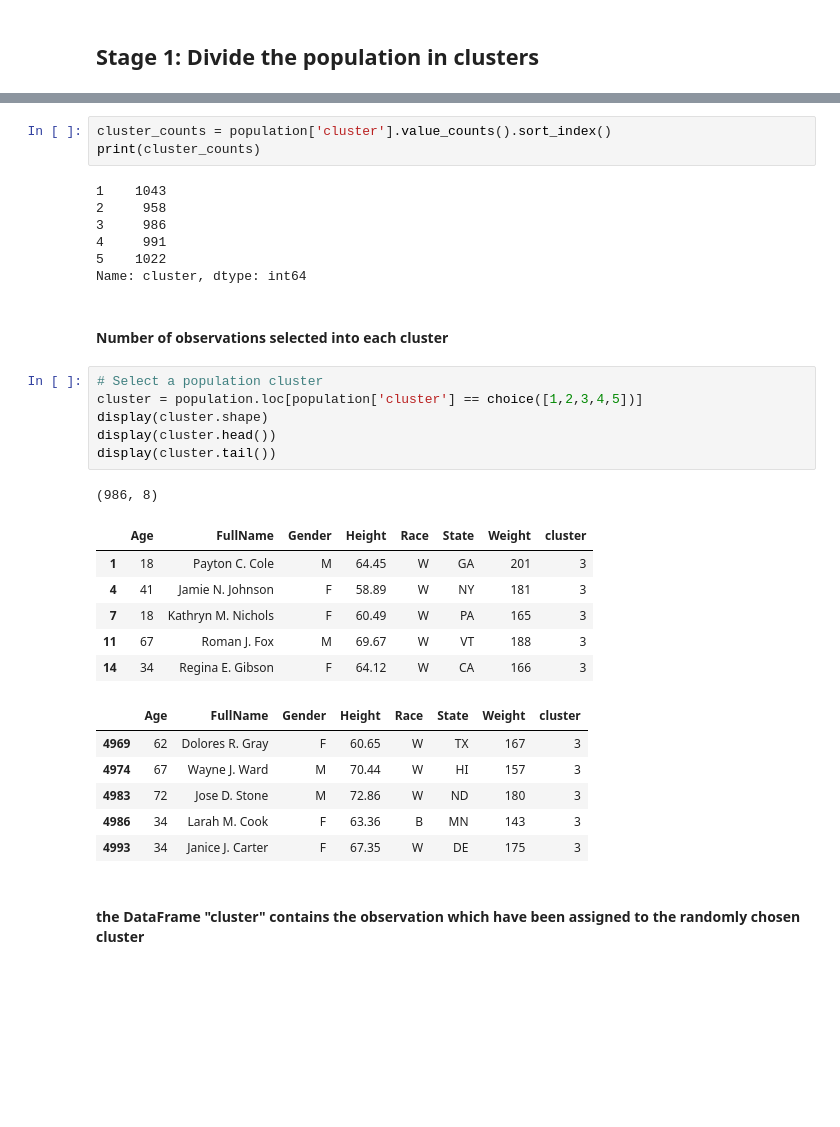
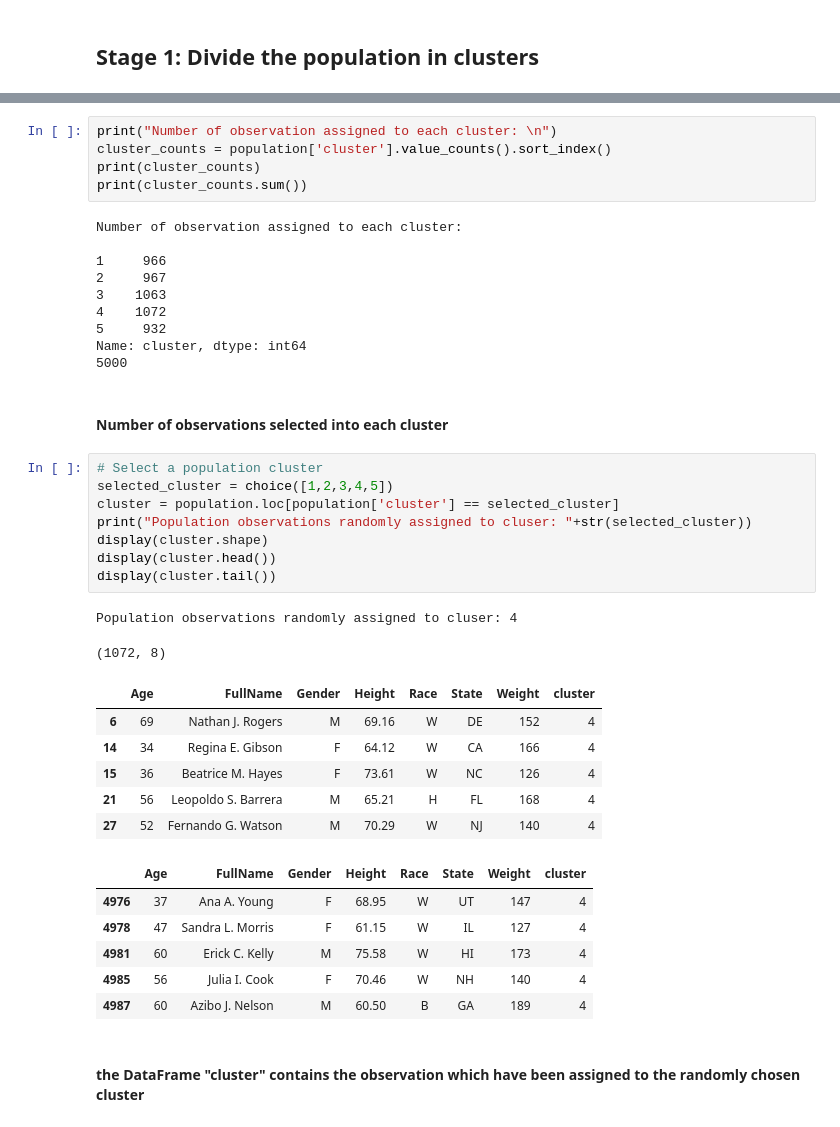
Before and after one commit to Christopher-Pfeifer/Statistics-Probability, a Jupyter notebook: SamplingMethods.ipynb, the cells around one changed output, grey strips where cells are left out. Drawn from its saved outputs; the diff is of its cells as text; blank space fills up the shorter version.

```diff
--- a/SamplingMethods.ipynb
+++ b/SamplingMethods.ipynb
@@ -616,36 +687,44 @@ display(population[['cluster','FullName']].tail(10))
 | 5000 | 1 | Willie F. Henry |
 # %%
+print("Number of observation assigned to each cluster: \n")
 cluster_counts = population['cluster'].value_counts().sort_index()
 print(cluster_counts)
+print(cluster_counts.sum())
 # %% [output]
-1    1043
-2     958
-3     986
-4     991
-5    1022
+Number of observation assigned to each cluster:
+
+1     966
+2     967
+3    1063
+4    1072
+5     932
 Name: cluster, dtype: int64
+5000
 # %% [markdown]
 #### Number of observations selected into each cluster
 # %%
 # Select a population cluster
-cluster = population.loc[population['cluster'] == choice([1,2,3,4,5])]
+selected_cluster = choice([1,2,3,4,5])
+cluster = population.loc[population['cluster'] == selected_cluster]
+print("Population observations randomly assigned to cluser: "+str(selected_cluster))
 display(cluster.shape)
 display(cluster.head())
 display(cluster.tail())
 # %% [output]
-(986, 8)
+Population observations randomly assigned to cluser: 4
+(1072, 8)
 |  | Age | FullName | Gender | Height | Race | State | Weight | cluster |
-| 1 | 18 | Payton C. Cole | M | 64.45 | W | GA | 201 | 3 |
-| 4 | 41 | Jamie N. Johnson | F | 58.89 | W | NY | 181 | 3 |
-| 7 | 18 | Kathryn M. Nichols | F | 60.49 | W | PA | 165 | 3 |
-| 11 | 67 | Roman J. Fox | M | 69.67 | W | VT | 188 | 3 |
-| 14 | 34 | Regina E. Gibson | F | 64.12 | W | CA | 166 | 3 |
+| 6 | 69 | Nathan J. Rogers | M | 69.16 | W | DE | 152 | 4 |
+| 14 | 34 | Regina E. Gibson | F | 64.12 | W | CA | 166 | 4 |
+| 15 | 36 | Beatrice M. Hayes | F | 73.61 | W | NC | 126 | 4 |
+| 21 | 56 | Leopoldo S. Barrera | M | 65.21 | H | FL | 168 | 4 |
+| 27 | 52 | Fernando G. Watson | M | 70.29 | W | NJ | 140 | 4 |
 |  | Age | FullName | Gender | Height | Race | State | Weight | cluster |
-| 4969 | 62 | Dolores R. Gray | F | 60.65 | W | TX | 167 | 3 |
-| 4974 | 67 | Wayne J. Ward | M | 70.44 | W | HI | 157 | 3 |
-| 4983 | 72 | Jose D. Stone | M | 72.86 | W | ND | 180 | 3 |
-| 4986 | 34 | Larah M. Cook | F | 63.36 | B | MN | 143 | 3 |
-| 4993 | 34 | Janice J. Carter | F | 67.35 | W | DE | 175 | 3 |
+| 4976 | 37 | Ana A. Young | F | 68.95 | W | UT | 147 | 4 |
+| 4978 | 47 | Sandra L. Morris | F | 61.15 | W | IL | 127 | 4 |
+| 4981 | 60 | Erick C. Kelly | M | 75.58 | W | HI | 173 | 4 |
+| 4985 | 56 | Julia I. Cook | F | 70.46 | W | NH | 140 | 4 |
+| 4987 | 60 | Azibo J. Nelson | M | 60.50 | B | GA | 189 | 4 |
 # %% [markdown]
 #### the DataFrame "cluster" contains the observation which have been assigned to the randomly chosen cluster
 # %% [markdown]
```
Also changed, not shown: parts of 34 cells of this notebook.
